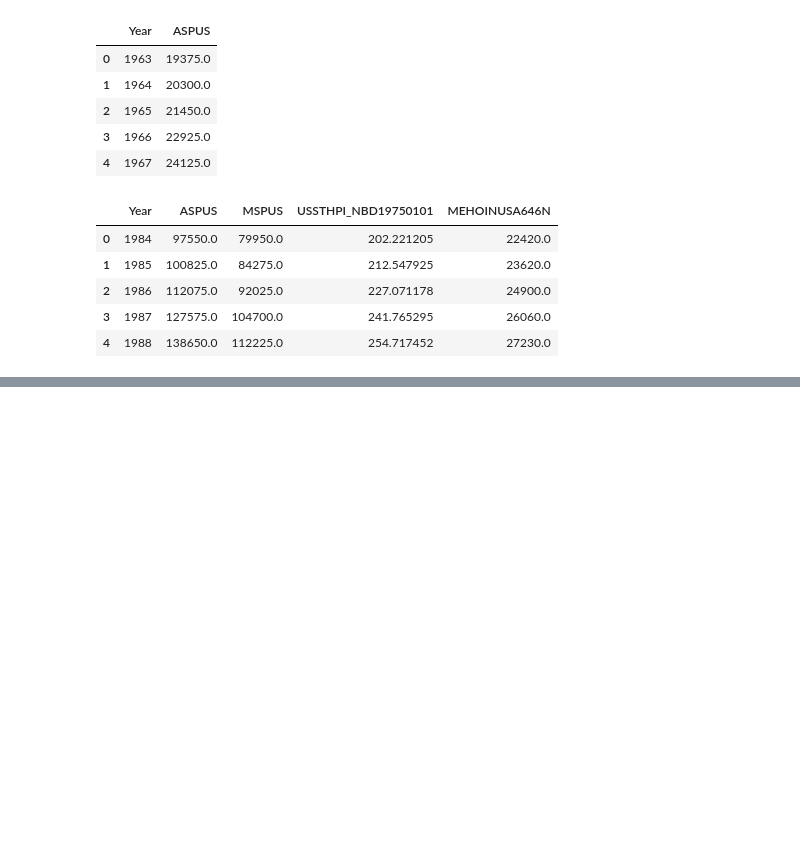
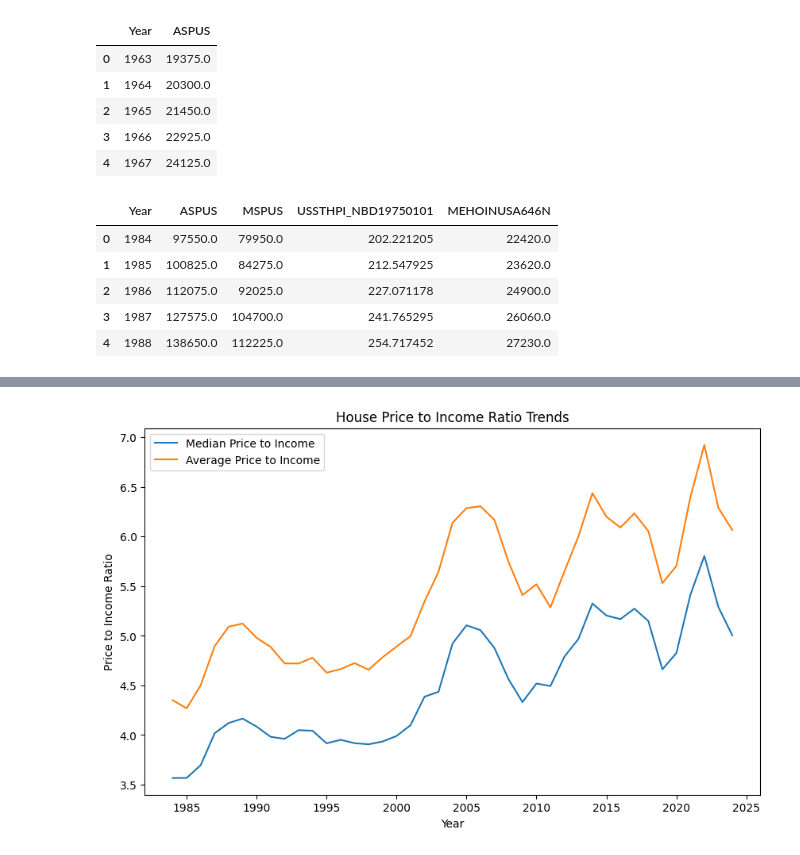
Before and after one commit to Aashu-P/Housing-Prices-and-Income, a Jupyter notebook: housing_income.ipynb, the cells around one changed output, grey strips where cells are left out. Saved outputs shown, nothing was run; the diff lists cells and outputs as text; code cells hidden in the pictures; blank space fills up the shorter version.

```diff
--- a/housing_income.ipynb
+++ b/housing_income.ipynb
@@ -109,0 +215,10 @@ merged.head()
+# %%
+plt.figure(figsize=(10, 6))
+sns.lineplot(data=merged, x='Year', y='Median_Price_to_Income_Ratio', label='Median Price to Income')
+sns.lineplot(data=merged, x='Year', y='Average_Price_to_Income_Ratio', label='Average Price to Income')
+plt.xlabel('Year')
+plt.ylabel('Price to Income Ratio')
+plt.title('House Price to Income Ratio Trends')
+plt.show()
+# %% [output]
+[figure, added]
```
Also changed, not shown: parts of 14 cells of this notebook.
